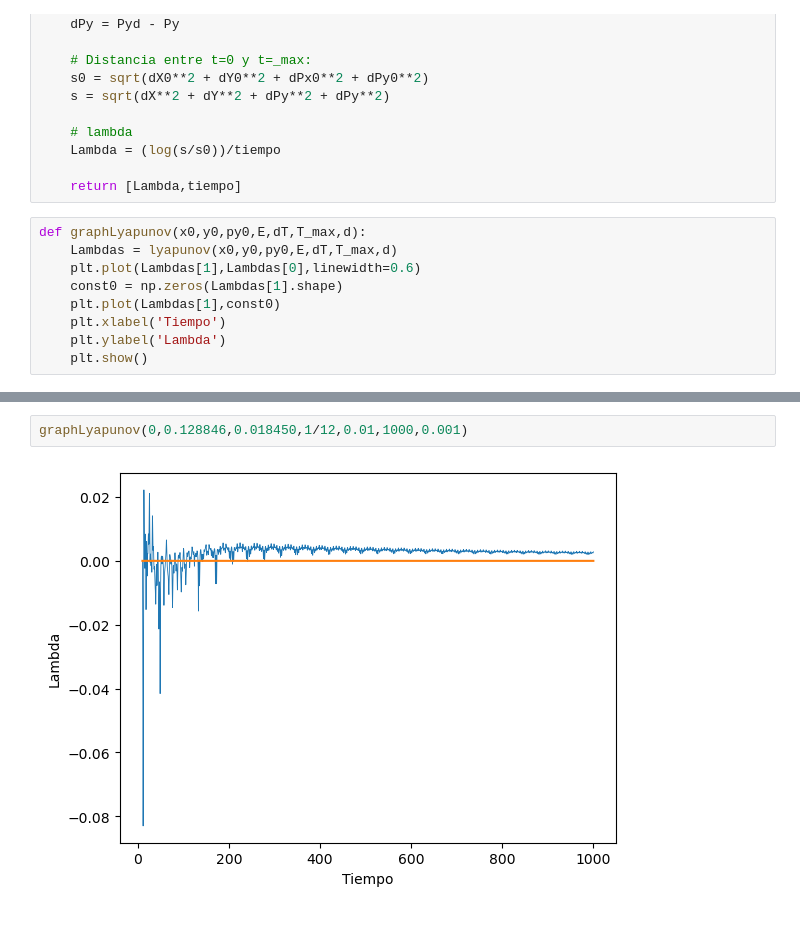
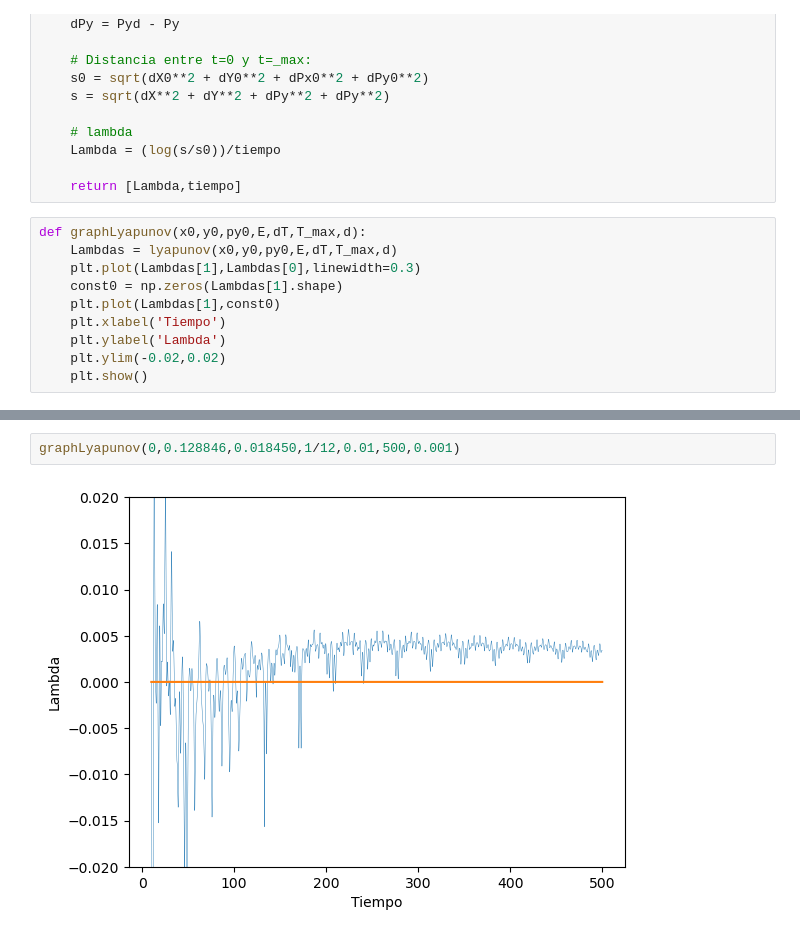
Before and after one commit to tonnygualdron/HenonHeilesRutaDelCaos, a Jupyter notebook: LyapunovHenonHeiles.ipynb, the cells around one changed output, grey strips where cells are left out. Saved outputs shown, nothing was run; the diff lists cells and outputs as text.

```diff
--- a/LyapunovHenonHeiles.ipynb
+++ b/LyapunovHenonHeiles.ipynb
@@ -93,10 +93,11 @@ def lyapunov(x0,y0,py0,E,dT,T_max,d):
 # %%
 def graphLyapunov(x0,y0,py0,E,dT,T_max,d):
     Lambdas = lyapunov(x0,y0,py0,E,dT,T_max,d)
-    plt.plot(Lambdas[1],Lambdas[0],linewidth=0.6)
+    plt.plot(Lambdas[1],Lambdas[0],linewidth=0.3)
     const0 = np.zeros(Lambdas[1].shape)
     plt.plot(Lambdas[1],const0)
     plt.xlabel('Tiempo')
     plt.ylabel('Lambda')
+    plt.ylim(-0.02,0.02)
     plt.show()
 # %%
@@ -110,5 +111,5 @@ graphLyapunov(0,0.128846,0.018450,1/24,0.01,1000,0.001)
 # %%
-graphLyapunov(0,0.128846,0.018450,1/12,0.01,1000,0.001)
+graphLyapunov(0,0.128846,0.018450,1/12,0.01,500,0.001)
 # %% [output]
-[figure, old version]
+[figure, new version]
 # %%
```
Also changed, not shown: parts of 5 cells of this notebook, 4 other files.
